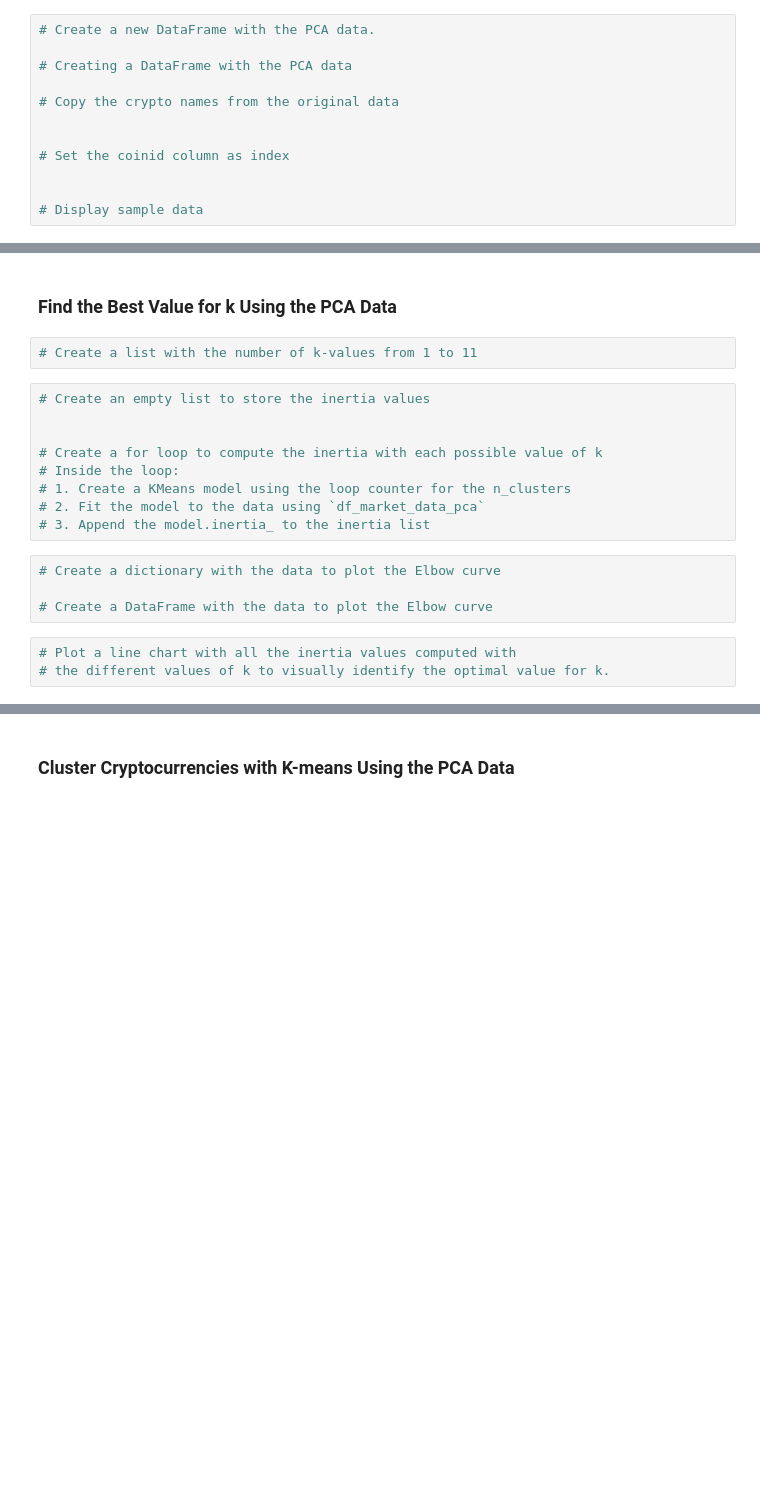
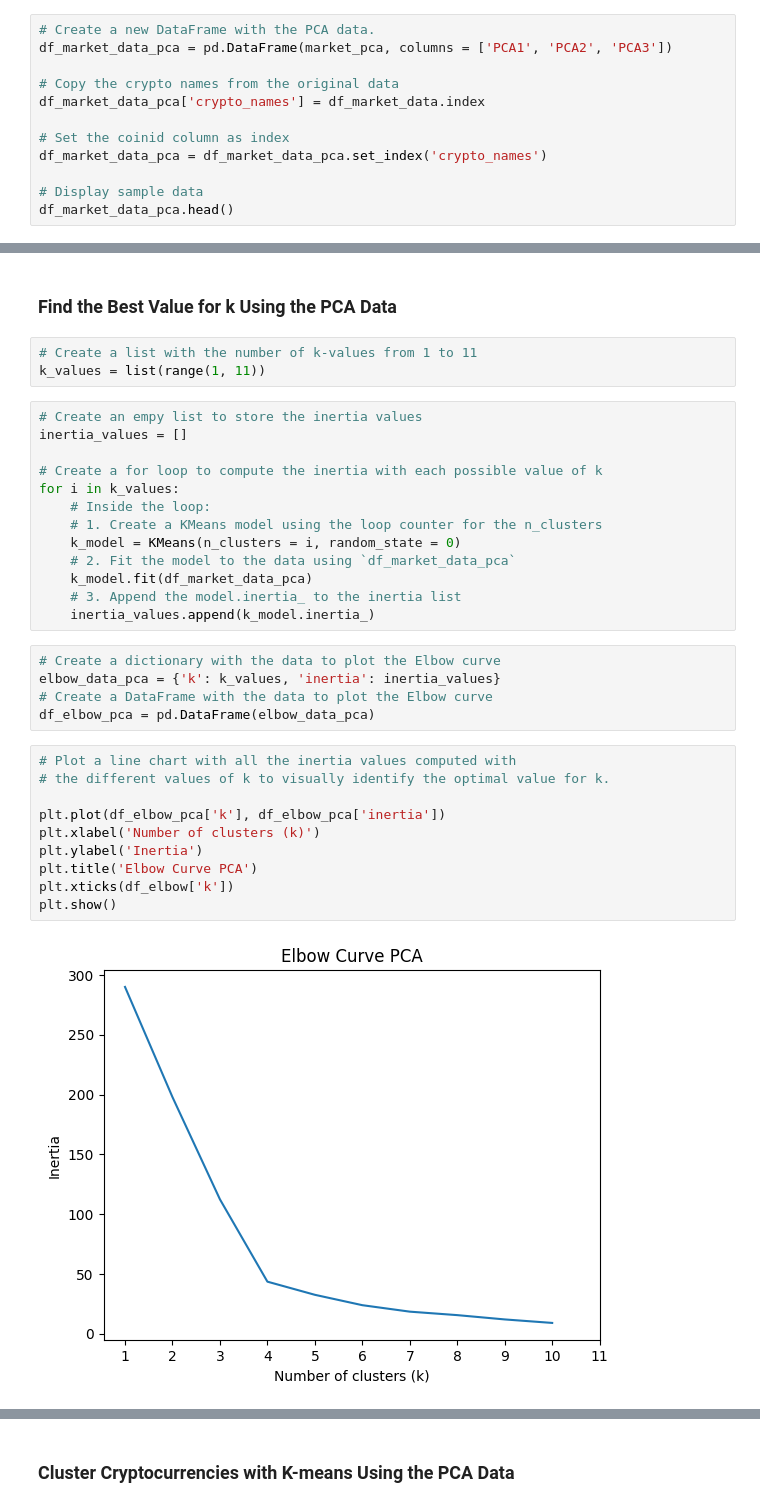
Before and after one commit to pietrostolf/CryptoClustering, a Jupyter notebook: Crypto_Clustering.ipynb, the cells around one changed output, grey strips where cells are left out. Drawn from its saved outputs; the diff is of its cells as text; blank space fills up the shorter version.

```diff
--- a/Crypto_Clustering.ipynb
+++ b/Crypto_Clustering.ipynb
@@ -234,12 +244,12 @@ plt.show()
 # %%
 # Create a new DataFrame with the PCA data.
-
-# Creating a DataFrame with the PCA data
+df_market_data_pca = pd.DataFrame(market_pca, columns = ['PCA1', 'PCA2', 'PCA3'])
 
 # Copy the crypto names from the original data
-
+df_market_data_pca['crypto_names'] = df_market_data.index
 
 # Set the coinid column as index
-
+df_market_data_pca = df_market_data_pca.set_index('crypto_names')
 
 # Display sample data
+df_market_data_pca.head()
@@ -249,22 +267,37 @@ plt.show()
 ### Find the Best Value for k Using the PCA Data
 # %%
 # Create a list with the number of k-values from 1 to 11
+k_values = list(range(1, 11))
 # %%
-# Create an empty list to store the inertia values
-
+# Create an empy list to store the inertia values
+inertia_values = []
 
 # Create a for loop to compute the inertia with each possible value of k
-# Inside the loop:
-# 1. Create a KMeans model using the loop counter for the n_clusters
-# 2. Fit the model to the data using `df_market_data_pca`
-# 3. Append the model.inertia_ to the inertia list
+for i in k_values:
+    # Inside the loop:
+    # 1. Create a KMeans model using the loop counter for the n_clusters
+    k_model = KMeans(n_clusters = i, random_state = 0)
+    # 2. Fit the model to the data using `df_market_data_pca`
+    k_model.fit(df_market_data_pca)
+    # 3. Append the model.inertia_ to the inertia list
+    inertia_values.append(k_model.inertia_)
 # %%
 # Create a dictionary with the data to plot the Elbow curve
-
+elbow_data_pca = {'k': k_values, 'inertia': inertia_values}
 # Create a DataFrame with the data to plot the Elbow curve
+df_elbow_pca = pd.DataFrame(elbow_data_pca)
 # %%
 # Plot a line chart with all the inertia values computed with
 # the different values of k to visually identify the optimal value for k.
+
+plt.plot(df_elbow_pca['k'], df_elbow_pca['inertia'])
+plt.xlabel('Number of clusters (k)')
+plt.ylabel('Inertia')
+plt.title('Elbow Curve PCA')
+plt.xticks(df_elbow['k'])
+plt.show()
+# %% [output]
+[figure, added]
 # %% [markdown]
 #### Answer the following questions:
 
```
Also changed, not shown: parts of 23 cells of this notebook.
